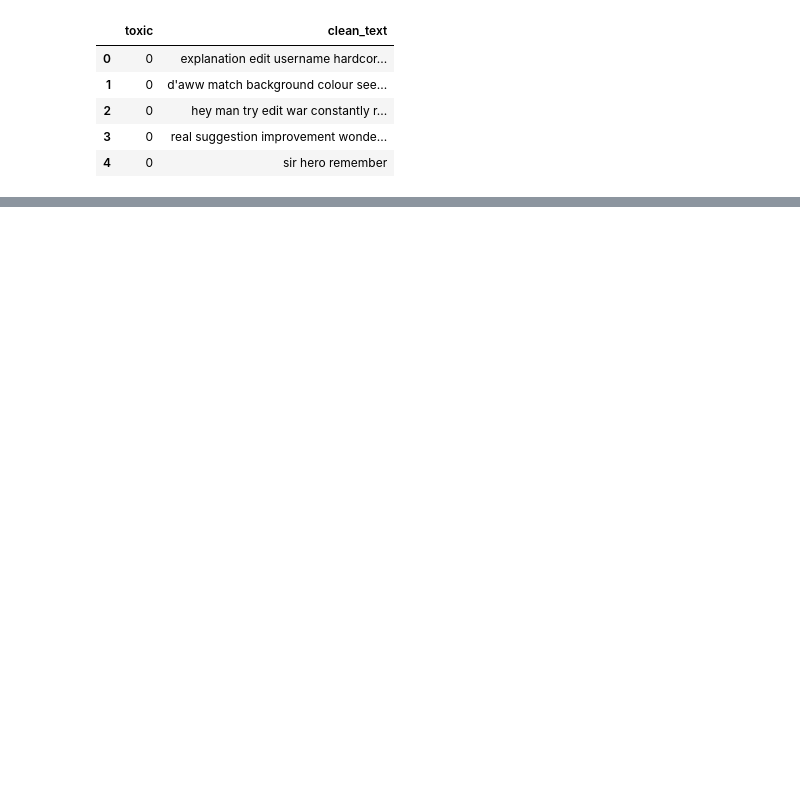
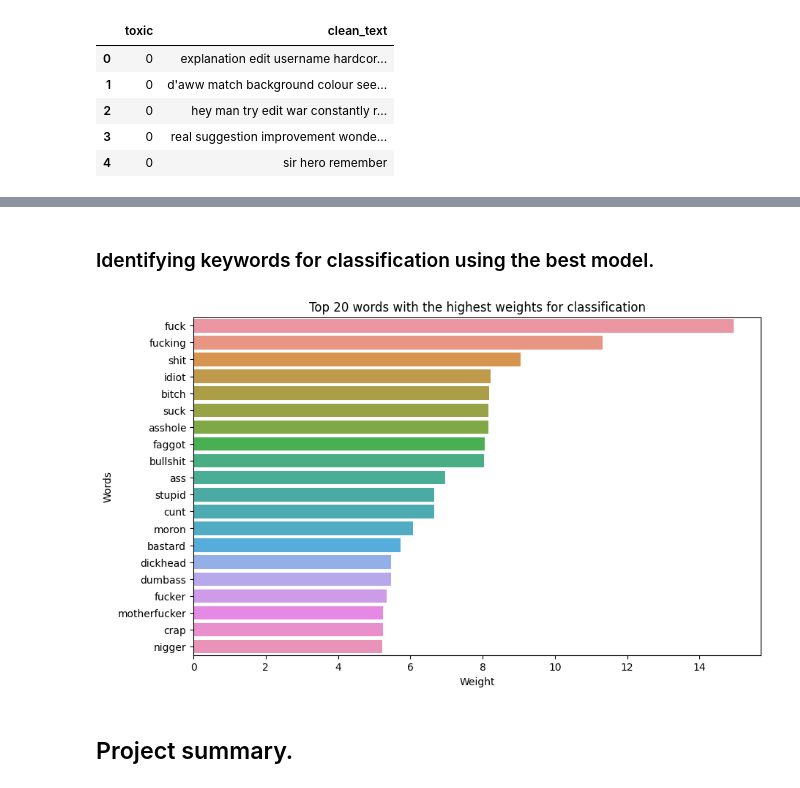
Before and after one commit to avostapenkokz/Portfolio, a Jupyter notebook: CommentsClassifier/CommentsClassifier.ipynb, the cells around one changed output, grey strips where cells are left out. Saved outputs shown, nothing was run; the diff lists cells and outputs as text; code cells hidden in the pictures; blank space fills up the shorter version.

```diff
--- a/CommentsClassifier/CommentsClassifier.ipynb
+++ b/CommentsClassifier/CommentsClassifier.ipynb
@@ -466,0 +434,2 @@ plt.show()
+# %% [markdown]
+### Identifying keywords for classification using the best model.
@@ -466,0 +442,14 @@ plt.show()
+# %%
+# Creating a DataFrame from words and weights and sorting it by weights
+df = pd.DataFrame({'Words': words, 'Weight': weights})
+df = df.sort_values(by='Weight', ascending=False)
+# %%
+# Visualizing the top 20 words with the highest weights
+plt.figure(figsize=(10, 6))
+sns.barplot(x='Weight', y='Words', data=df.head(20))
+plt.title('Top 20 words with the highest weights for classification')
+plt.show()
+# %% [output]
+[figure, added]
+# %% [markdown]
+## Project summary.
```
Also changed, not shown: parts of 83 cells of this notebook.
